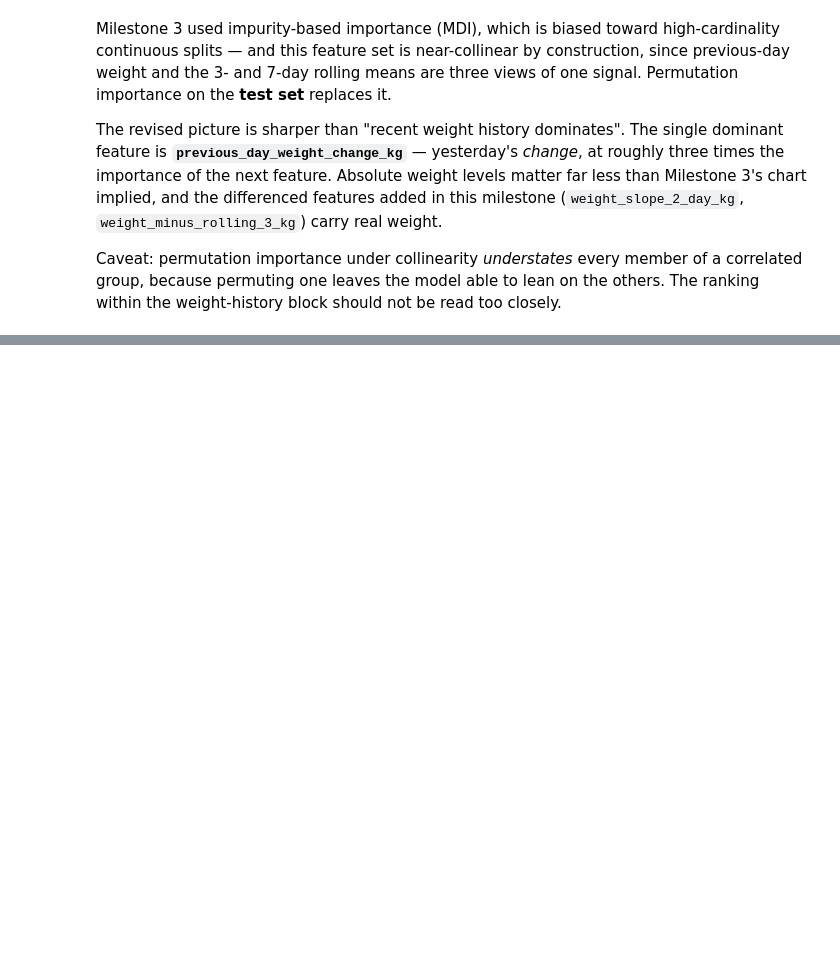
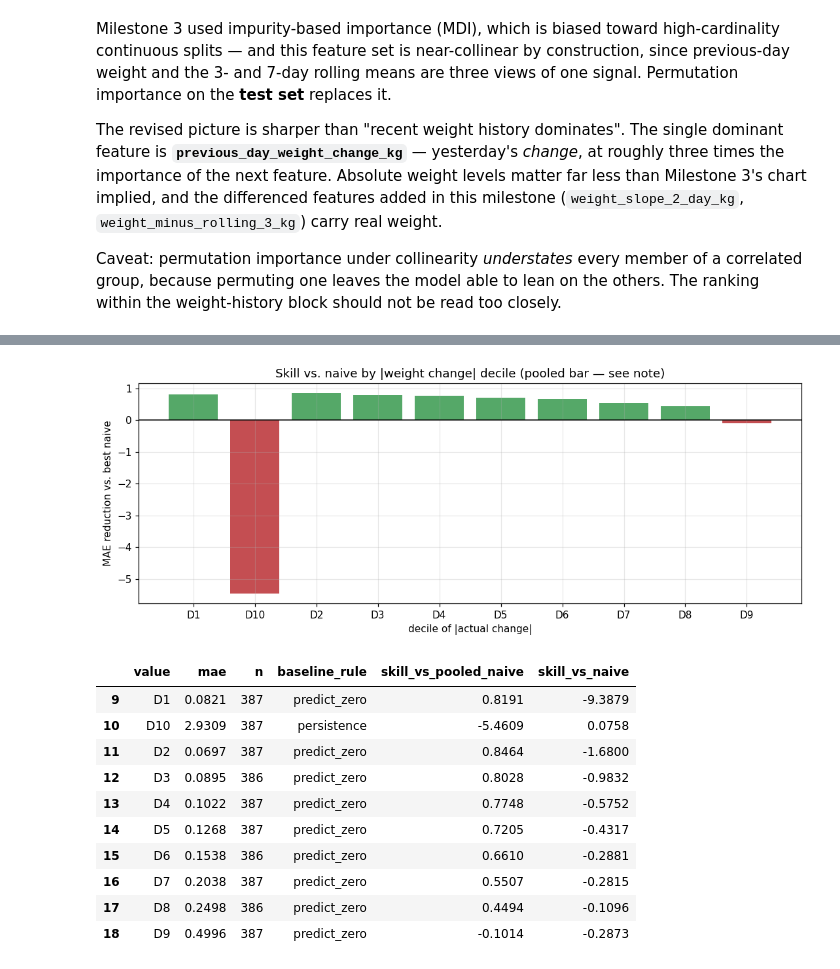
Before and after one commit to stephfn/honey-yield-predictive-model, a Jupyter notebook: Milestone_4.ipynb, the cells around one changed output, grey strips where cells are left out. Saved outputs shown, nothing was run; the diff lists cells and outputs as text; code cells hidden in the pictures; blank space fills up the shorter version.

```diff
--- a/Milestone_4.ipynb
+++ b/Milestone_4.ipynb
@@ -802 +771,25 @@ reported per fold and per season rather than pooled.
+# %%
+decile = segmented[segmented.segment == "weight_change_decile"].sort_values("value")
+fig, ax = plt.subplots(figsize=(10, 4))
+colors = ["#55a868" if s > 0 else "#c44e52" for s in decile.skill_vs_pooled_naive]
+ax.bar(decile.value, decile.skill_vs_pooled_naive, color=colors)
+ax.axhline(0, color="black", linewidth=1)
+ax.set(title="Skill vs. naive by |weight change| decile (pooled bar — see note)",
+       xlabel="decile of |actual change|", ylabel="MAE reduction vs. best naive")
+plt.tight_layout(); plt.show()
+display(decile[["value", "mae", "n", "baseline_rule",
+                "skill_vs_pooled_naive", "skill_vs_naive"]].round(4))
+# %% [output]
+[figure, added]
+|  | value | mae | n | baseline_rule | skill_vs_pooled_naive | skill_vs_naive |
+| 9 | D1 | 0.0821 | 387 | predict_zero | 0.8191 | -9.3879 |
+| 10 | D10 | 2.9309 | 387 | persistence | -5.4609 | 0.0758 |
+| 11 | D2 | 0.0697 | 387 | predict_zero | 0.8464 | -1.6800 |
+| 12 | D3 | 0.0895 | 386 | predict_zero | 0.8028 | -0.9832 |
+| 13 | D4 | 0.1022 | 387 | predict_zero | 0.7748 | -0.5752 |
+| 14 | D5 | 0.1268 | 387 | predict_zero | 0.7205 | -0.4317 |
+| 15 | D6 | 0.1538 | 386 | predict_zero | 0.6610 | -0.2881 |
+| 16 | D7 | 0.2038 | 387 | predict_zero | 0.5507 | -0.2815 |
+| 17 | D8 | 0.2498 | 386 | predict_zero | 0.4494 | -0.1096 |
+| 18 | D9 | 0.4996 | 387 | predict_zero | -0.1014 | -0.2873 |
 # %% [markdown]
```
Also changed, not shown: parts of 14 cells of this notebook, 44 other files.
